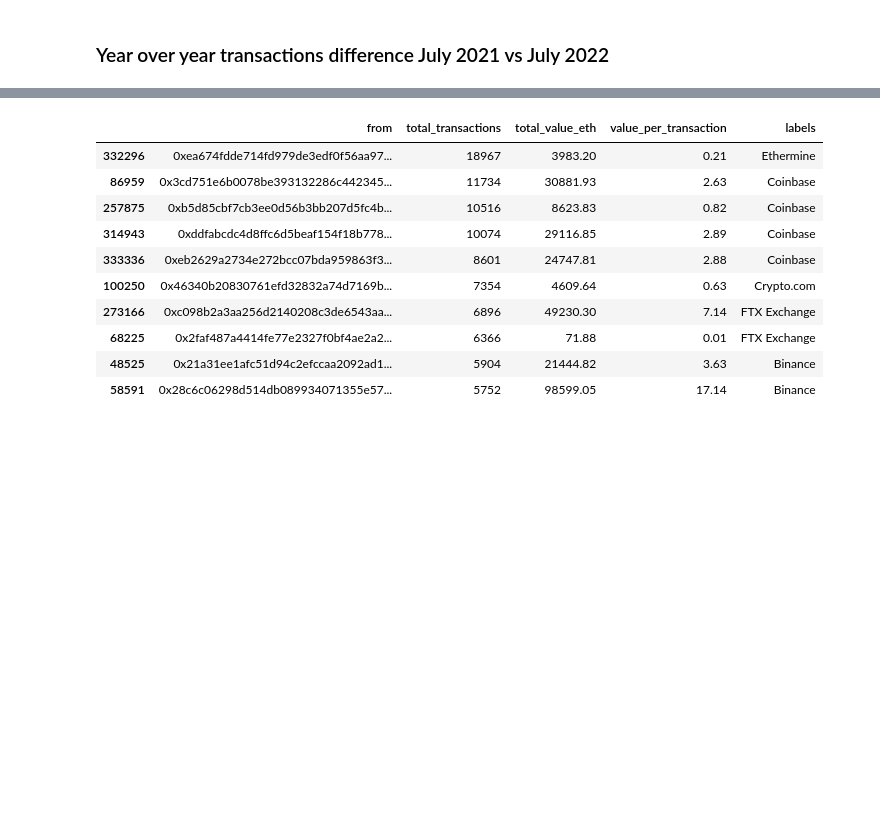
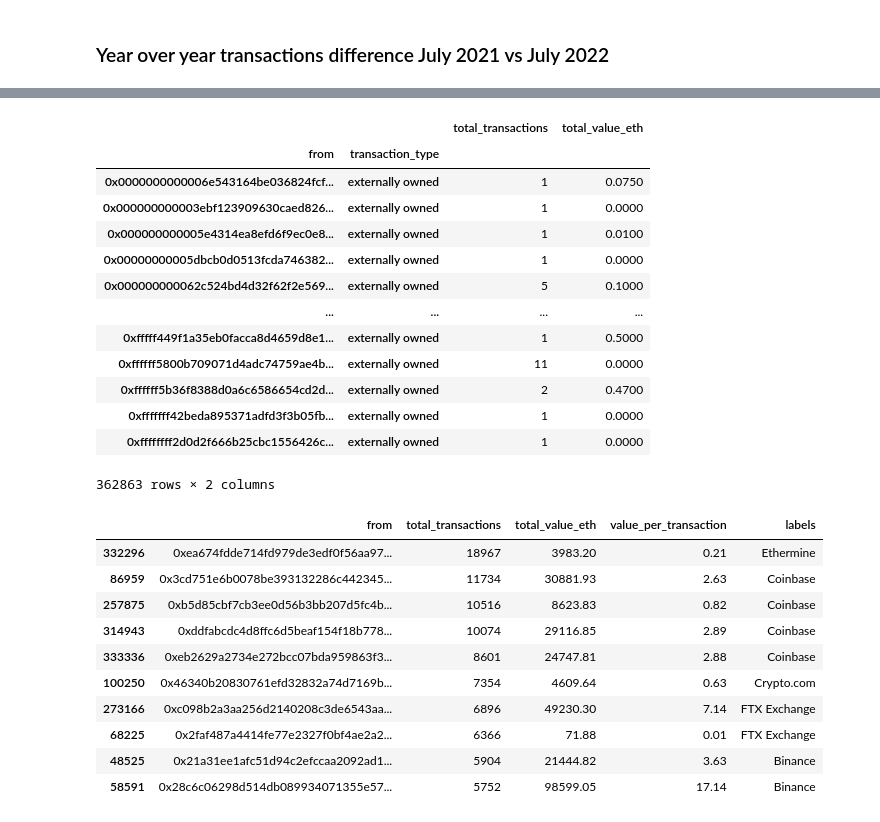
Before and after one commit to InterUniverse/blockchain, a Jupyter notebook: ethereum/nbs/ethereum_analysis.ipynb, the cells around one changed output, grey strips where cells are left out. Cells and saved outputs as stored; diff of their text form; code cells hidden in the pictures; blank space fills up the shorter version.

```diff
--- a/ethereum/nbs/ethereum_analysis.ipynb
+++ b/ethereum/nbs/ethereum_analysis.ipynb
@@ -442,3 +464,21 @@ KeyError: "Column(s) ['eth_value'] do not exist"
+# %%
+df_agg_label.groupby(['from','transaction_type']).agg({'total_transactions':'sum',
+                                                         'total_value_eth':'sum'})
+# %% [output]
+|  |  | total_transactions | total_value_eth |
+| from | transaction_type |  |  |
+| 0x0000000000006e543164be036824fcf... | externally owned | 1 | 0.0750 |
+| 0x000000000003ebf123909630caed826... | externally owned | 1 | 0.0000 |
+| 0x000000000005e4314ea8efd6f9ec0e8... | externally owned | 1 | 0.0100 |
+| 0x00000000005dbcb0d0513fcda746382... | externally owned | 1 | 0.0000 |
+| 0x000000000062c524bd4d32f62f2e569... | externally owned | 5 | 0.1000 |
+| ... | ... | ... | ... |
+| 0xfffff449f1a35eb0facca8d4659d8e1... | externally owned | 1 | 0.5000 |
+| 0xffffff5800b709071d4adc74759ae4b... | externally owned | 11 | 0.0000 |
+| 0xffffff5b36f8388d0a6c6586654cd2d... | externally owned | 2 | 0.4700 |
+| 0xfffffff42beda895371adfd3f3b05fb... | externally owned | 1 | 0.0000 |
+| 0xffffffff2d0d2f666b25cbc1556426c... | externally owned | 1 | 0.0000 |
+362863 rows × 2 columns
 # %%
 df_agg_label.sort_values(by=['total_transactions','total_value_eth'], ascending=[False,False]).head(10)
 # %% [output]
```
Also changed, not shown: parts of 19 cells of this notebook, 1 other file.
